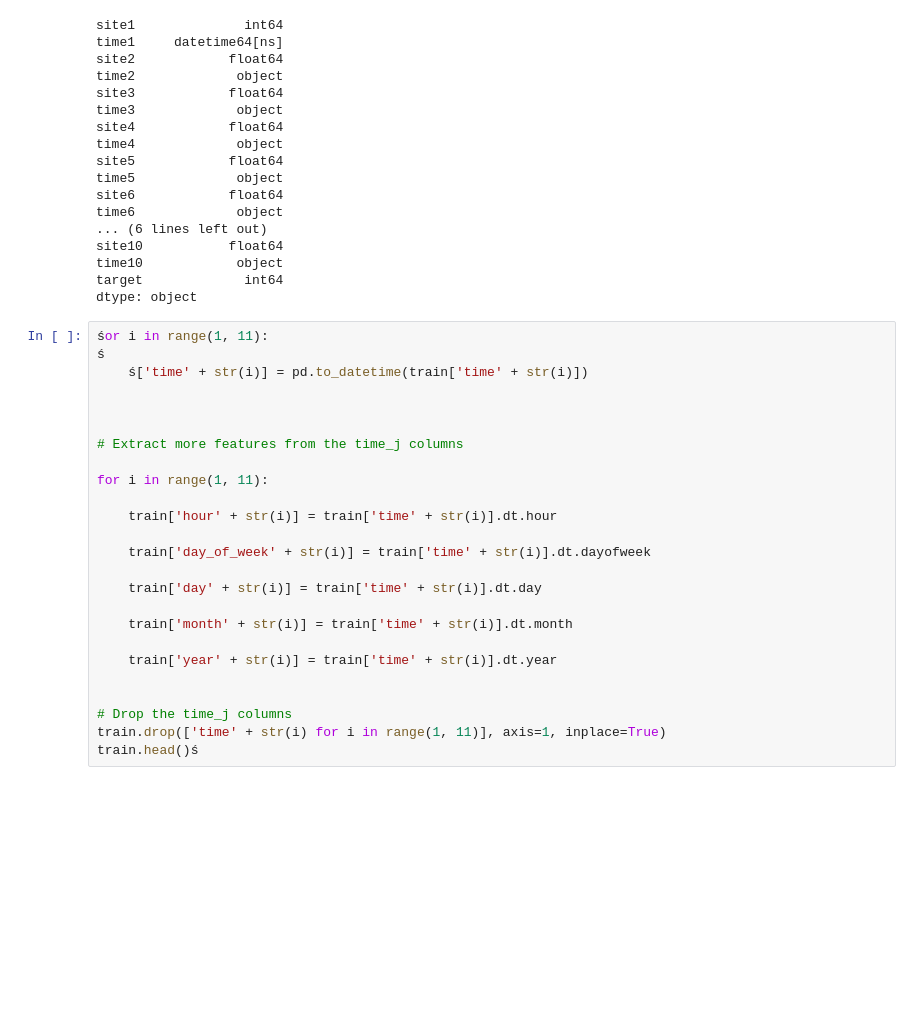
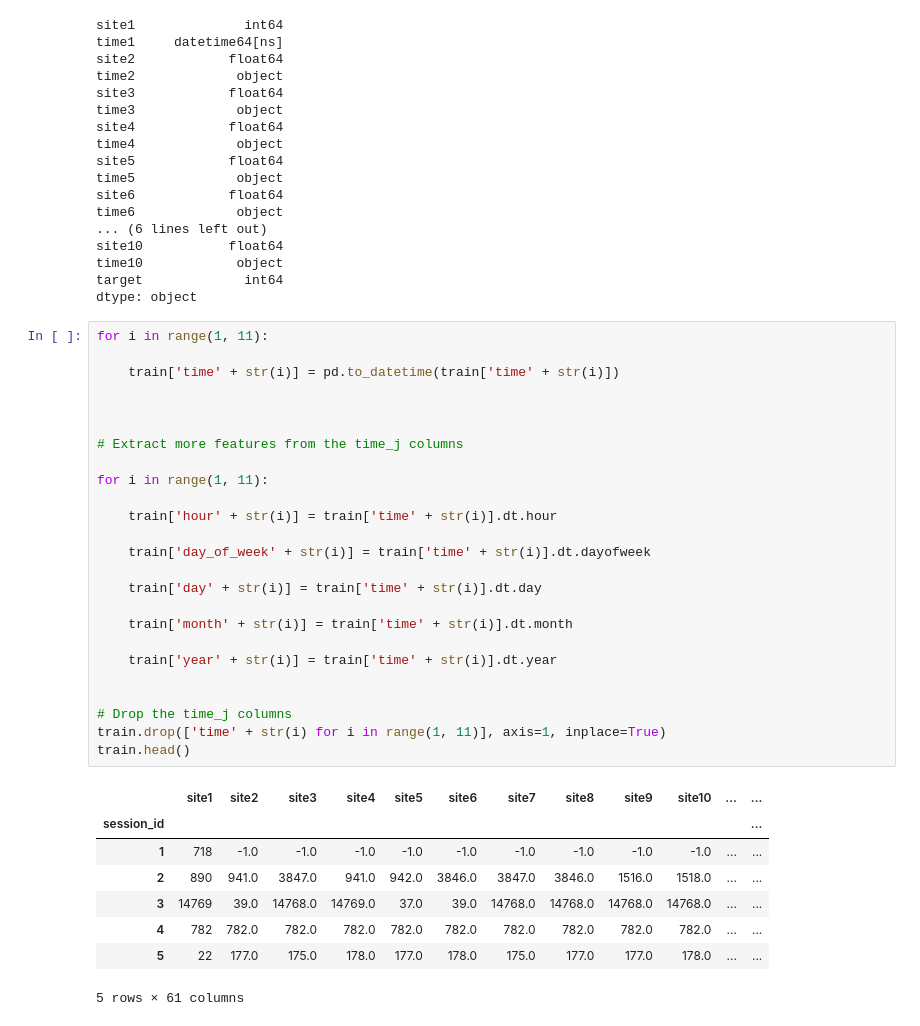
Before and after one commit to globaxman/ML_kaggle, a Jupyter notebook: alice_v1.ipynb, the cells around one changed output. Drawn from its saved outputs; the diff is of its cells as text; blank space fills up the shorter version.

```diff
--- a/alice_v1.ipynb
+++ b/alice_v1.ipynb
@@ -113,27 +113,36 @@ time10            object
 target             int64
 dtype: object
 # %%
-śor i in range(1, 11):
-ś
-    ś['time' + str(i)] = pd.to_datetime(train['time' + str(i)])
+for i in range(1, 11):
+
+    train['time' + str(i)] = pd.to_datetime(train['time' + str(i)])
 
 
 
 # Extract more features from the time_j columns
 
 for i in range(1, 11):
 
     train['hour' + str(i)] = train['time' + str(i)].dt.hour
 
     train['day_of_week' + str(i)] = train['time' + str(i)].dt.dayofweek
 
     train['day' + str(i)] = train['time' + str(i)].dt.day
 
     train['month' + str(i)] = train['time' + str(i)].dt.month
 
     train['year' + str(i)] = train['time' + str(i)].dt.year
 
 
 # Drop the time_j columns
 train.drop(['time' + str(i) for i in range(1, 11)], axis=1, inplace=True)
-train.head()ś
+train.head()
+# %% [output]
+|  | site1 | site2 | site3 | site4 | site5 | site6 | site7 | site8 | site9 | site10 | ... | ... |
+| session_id |  |  |  |  |  |  |  |  |  |  |  | ... |
+| 1 | 718 | -1.0 | -1.0 | -1.0 | -1.0 | -1.0 | -1.0 | -1.0 | -1.0 | -1.0 | ... | ... |
+| 2 | 890 | 941.0 | 3847.0 | 941.0 | 942.0 | 3846.0 | 3847.0 | 3846.0 | 1516.0 | 1518.0 | ... | ... |
+| 3 | 14769 | 39.0 | 14768.0 | 14769.0 | 37.0 | 39.0 | 14768.0 | 14768.0 | 14768.0 | 14768.0 | ... | ... |
+| 4 | 782 | 782.0 | 782.0 | 782.0 | 782.0 | 782.0 | 782.0 | 782.0 | 782.0 | 782.0 | ... | ... |
+| 5 | 22 | 177.0 | 175.0 | 178.0 | 177.0 | 178.0 | 175.0 | 177.0 | 177.0 | 178.0 | ... | ... |
+5 rows × 61 columns
```
Also changed, not shown: parts of 2 cells of this notebook.
